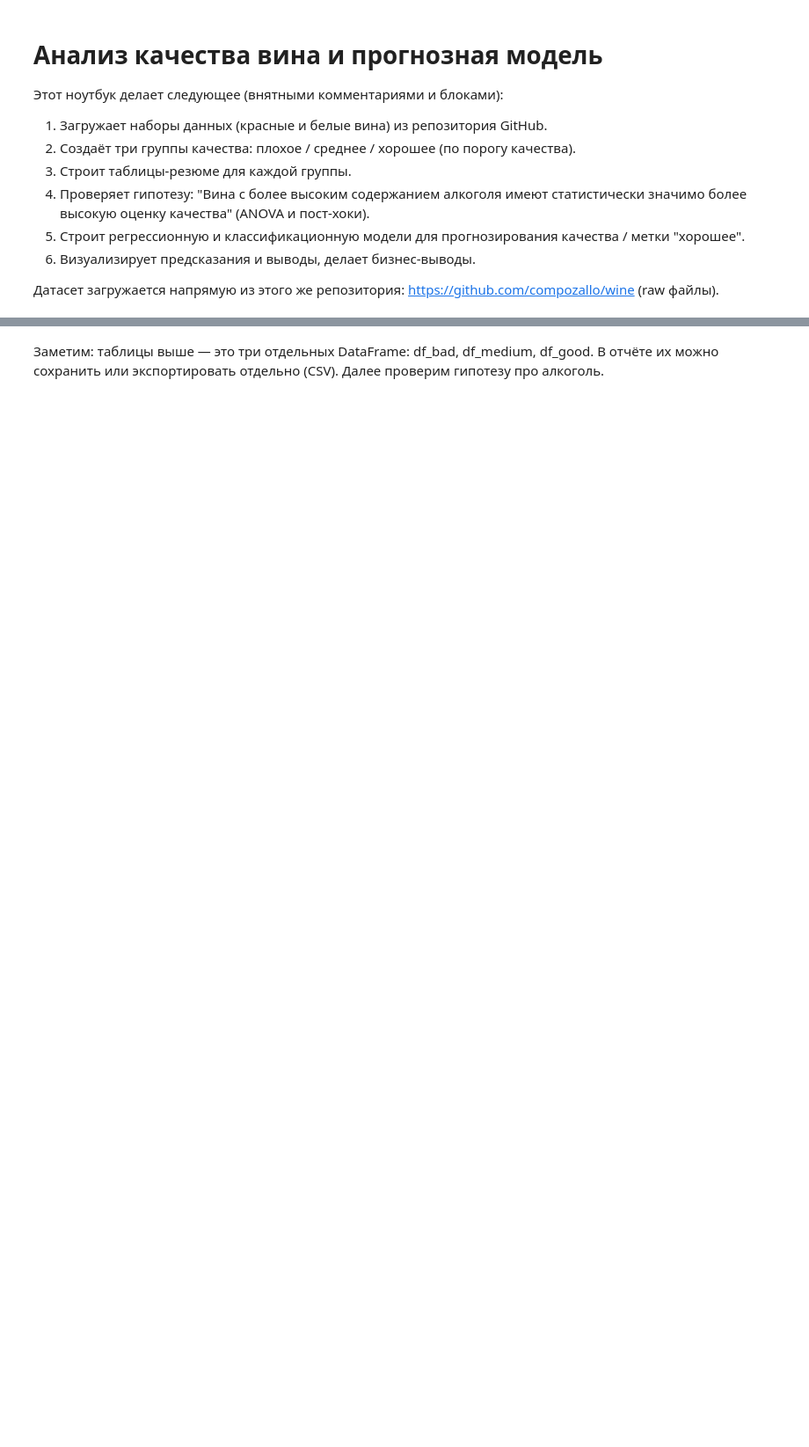
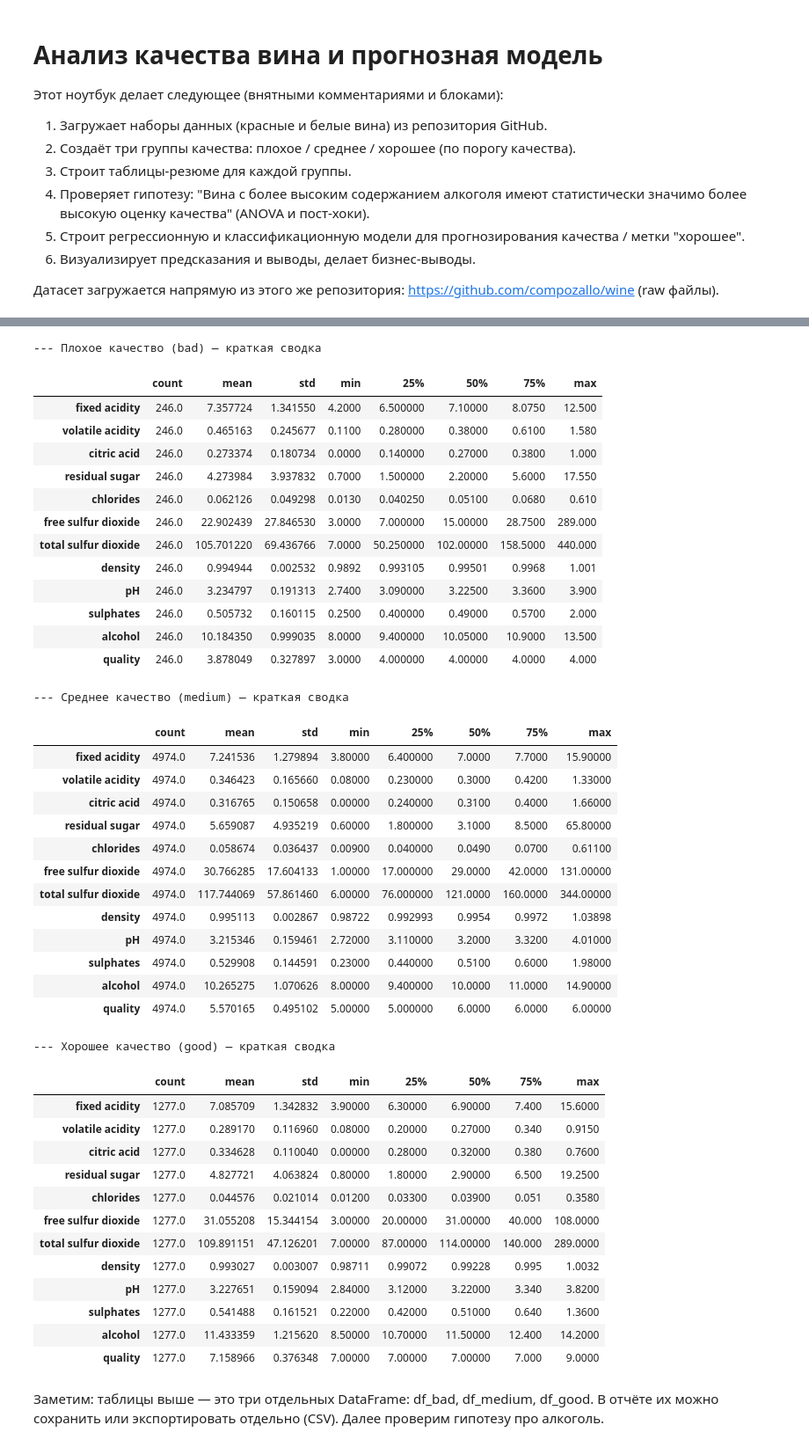
Before and after one commit to compozallo/wine, a Jupyter notebook: notebooks_wine_quality_analysis_v2.ipynb, the cells around one changed output, grey strips where cells are left out. Shown: that part at 88% size. Saved outputs shown, nothing was run; the diff lists cells and outputs as text; code cells hidden in the pictures; blank space fills up the shorter version.

```diff
--- a/notebooks_wine_quality_analysis_v2.ipynb
+++ b/notebooks_wine_quality_analysis_v2.ipynb
@@ -62,23 +79,69 @@ display(df['quality_label'].value_counts().to_frame('count'))
 # %%
 # Блок 3: Таблицы (3) — для плохого, среднего и хорошего качества
-# Требование: создать именно 3 таблицы. Сформируем сводки: count, mean (alcohol, fixed acidity, pH и т.д.), медиана, std
-grouped = df.groupby('quality_label')
+
+# Берём только числовые столбцы
+numeric_cols = df.select_dtypes(include='number').columns
+
+grouped = df.groupby('quality_label')[numeric_cols]
 summary = grouped.agg(['count','mean','median','std'])
 
-# Выведем таблицы по отдельности — bad / medium / good
+# Разбиваем по категориям
 df_bad = df[df['quality_label']=='bad']
 df_medium = df[df['quality_label']=='medium']
 df_good = df[df['quality_label']=='good']
 
-# Выводим краткие сводки (таблицы) — они пригодятся в отчёте
+# Печатаем
 print('--- Плохое качество (bad) — краткая сводка')
 display(df_bad.describe().T)
-print('
---- Среднее качество (medium) — краткая сводка')
+
+print('--- Среднее качество (medium) — краткая сводка')
 display(df_medium.describe().T)
-print('
---- Хорошее качество (good) — краткая сводка')
+
+print('--- Хорошее качество (good) — краткая сводка')
 display(df_good.describe().T)
+# %% [output]
+--- Плохое качество (bad) — краткая сводка
+|  | count | mean | std | min | 25% | 50% | 75% | max |
+| fixed acidity | 246.0 | 7.357724 | 1.341550 | 4.2000 | 6.500000 | 7.10000 | 8.0750 | 12.500 |
+| volatile acidity | 246.0 | 0.465163 | 0.245677 | 0.1100 | 0.280000 | 0.38000 | 0.6100 | 1.580 |
+| citric acid | 246.0 | 0.273374 | 0.180734 | 0.0000 | 0.140000 | 0.27000 | 0.3800 | 1.000 |
+| residual sugar | 246.0 | 4.273984 | 3.937832 | 0.7000 | 1.500000 | 2.20000 | 5.6000 | 17.550 |
+| chlorides | 246.0 | 0.062126 | 0.049298 | 0.0130 | 0.040250 | 0.05100 | 0.0680 | 0.610 |
+| free sulfur dioxide | 246.0 | 22.902439 | 27.846530 | 3.0000 | 7.000000 | 15.00000 | 28.7500 | 289.000 |
+| total sulfur dioxide | 246.0 | 105.701220 | 69.436766 | 7.0000 | 50.250000 | 102.00000 | 158.5000 | 440.000 |
+| density | 246.0 | 0.994944 | 0.002532 | 0.9892 | 0.993105 | 0.99501 | 0.9968 | 1.001 |
+| pH | 246.0 | 3.234797 | 0.191313 | 2.7400 | 3.090000 | 3.22500 | 3.3600 | 3.900 |
+| sulphates | 246.0 | 0.505732 | 0.160115 | 0.2500 | 0.400000 | 0.49000 | 0.5700 | 2.000 |
+| alcohol | 246.0 | 10.184350 | 0.999035 | 8.0000 | 9.400000 | 10.05000 | 10.9000 | 13.500 |
+| quality | 246.0 | 3.878049 | 0.327897 | 3.0000 | 4.000000 | 4.00000 | 4.0000 | 4.000 |
+--- Среднее качество (medium) — краткая сводка
+|  | count | mean | std | min | 25% | 50% | 75% | max |
+| fixed acidity | 4974.0 | 7.241536 | 1.279894 | 3.80000 | 6.400000 | 7.0000 | 7.7000 | 15.90000 |
+| volatile acidity | 4974.0 | 0.346423 | 0.165660 | 0.08000 | 0.230000 | 0.3000 | 0.4200 | 1.33000 |
+| citric acid | 4974.0 | 0.316765 | 0.150658 | 0.00000 | 0.240000 | 0.3100 | 0.4000 | 1.66000 |
+| residual sugar | 4974.0 | 5.659087 | 4.935219 | 0.60000 | 1.800000 | 3.1000 | 8.5000 | 65.80000 |
+| chlorides | 4974.0 | 0.058674 | 0.036437 | 0.00900 | 0.040000 | 0.0490 | 0.0700 | 0.61100 |
+| free sulfur dioxide | 4974.0 | 30.766285 | 17.604133 | 1.00000 | 17.000000 | 29.0000 | 42.0000 | 131.00000 |
+| total sulfur dioxide | 4974.0 | 117.744069 | 57.861460 | 6.00000 | 76.000000 | 121.0000 | 160.0000 | 344.00000 |
+| density | 4974.0 | 0.995113 | 0.002867 | 0.98722 | 0.992993 | 0.9954 | 0.9972 | 1.03898 |
+| pH | 4974.0 | 3.215346 | 0.159461 | 2.72000 | 3.110000 | 3.2000 | 3.3200 | 4.01000 |
+| sulphates | 4974.0 | 0.529908 | 0.144591 | 0.23000 | 0.440000 | 0.5100 | 0.6000 | 1.98000 |
+| alcohol | 4974.0 | 10.265275 | 1.070626 | 8.00000 | 9.400000 | 10.0000 | 11.0000 | 14.90000 |
+| quality | 4974.0 | 5.570165 | 0.495102 | 5.00000 | 5.000000 | 6.0000 | 6.0000 | 6.00000 |
+--- Хорошее качество (good) — краткая сводка
+|  | count | mean | std | min | 25% | 50% | 75% | max |
+| fixed acidity | 1277.0 | 7.085709 | 1.342832 | 3.90000 | 6.30000 | 6.90000 | 7.400 | 15.6000 |
+| volatile acidity | 1277.0 | 0.289170 | 0.116960 | 0.08000 | 0.20000 | 0.27000 | 0.340 | 0.9150 |
+| citric acid | 1277.0 | 0.334628 | 0.110040 | 0.00000 | 0.28000 | 0.32000 | 0.380 | 0.7600 |
+| residual sugar | 1277.0 | 4.827721 | 4.063824 | 0.80000 | 1.80000 | 2.90000 | 6.500 | 19.2500 |
+| chlorides | 1277.0 | 0.044576 | 0.021014 | 0.01200 | 0.03300 | 0.03900 | 0.051 | 0.3580 |
+| free sulfur dioxide | 1277.0 | 31.055208 | 15.344154 | 3.00000 | 20.00000 | 31.00000 | 40.000 | 108.0000 |
+| total sulfur dioxide | 1277.0 | 109.891151 | 47.126201 | 7.00000 | 87.00000 | 114.00000 | 140.000 | 289.0000 |
+| density | 1277.0 | 0.993027 | 0.003007 | 0.98711 | 0.99072 | 0.99228 | 0.995 | 1.0032 |
+| pH | 1277.0 | 3.227651 | 0.159094 | 2.84000 | 3.12000 | 3.22000 | 3.340 | 3.8200 |
+| sulphates | 1277.0 | 0.541488 | 0.161521 | 0.22000 | 0.42000 | 0.51000 | 0.640 | 1.3600 |
+| alcohol | 1277.0 | 11.433359 | 1.215620 | 8.50000 | 10.70000 | 11.50000 | 12.400 | 14.2000 |
+| quality | 1277.0 | 7.158966 | 0.376348 | 7.00000 | 7.00000 | 7.00000 | 7.000 | 9.0000 |
 # %% [markdown]
 Заметим: таблицы выше — это три отдельных DataFrame: df_bad, df_medium, df_good. В отчёте их можно сохранить или экспортировать отдельно (CSV).
 Далее проверим гипотезу про алкоголь.
```
Also changed, not shown: parts of 10 cells of this notebook.
